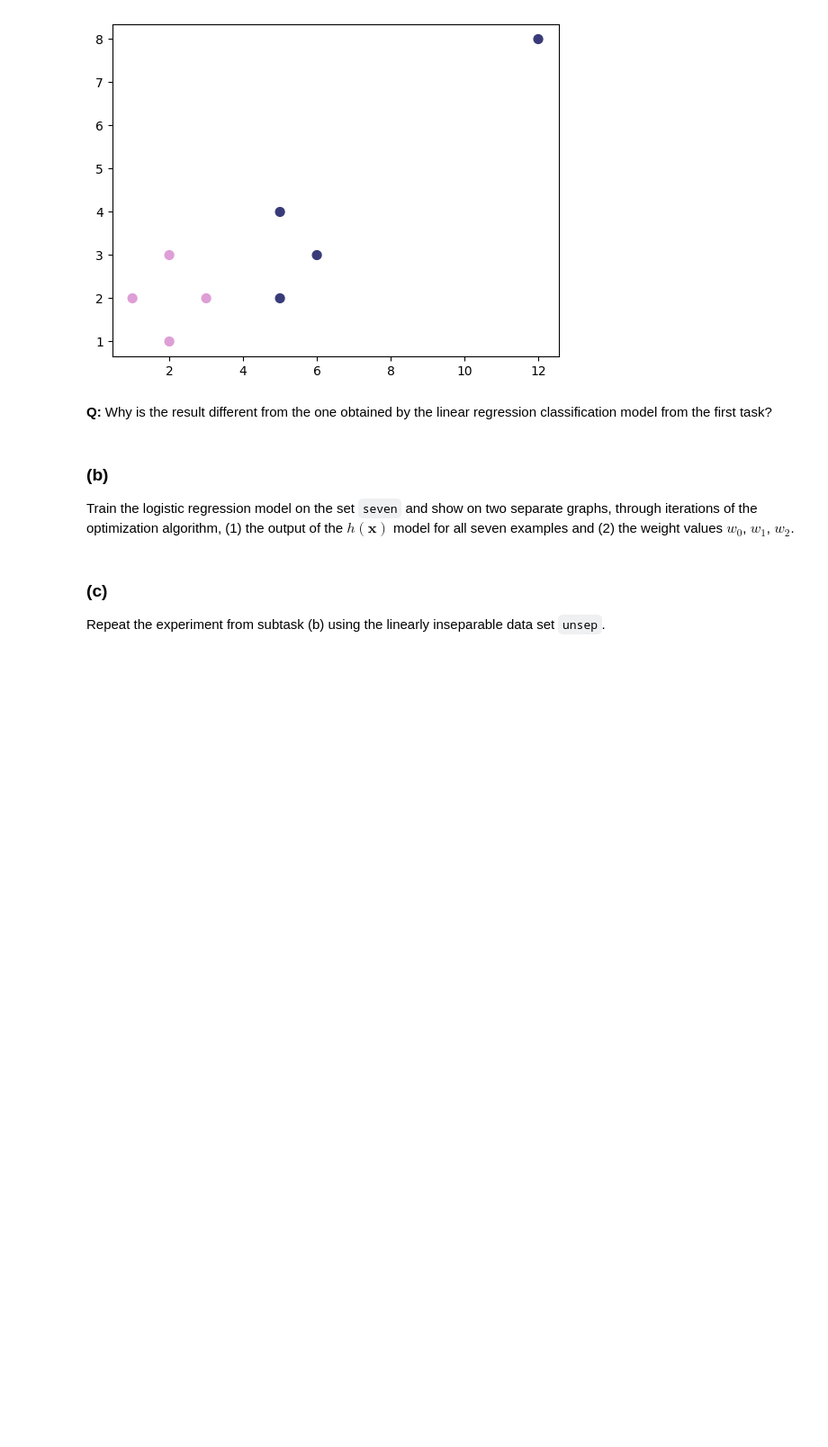
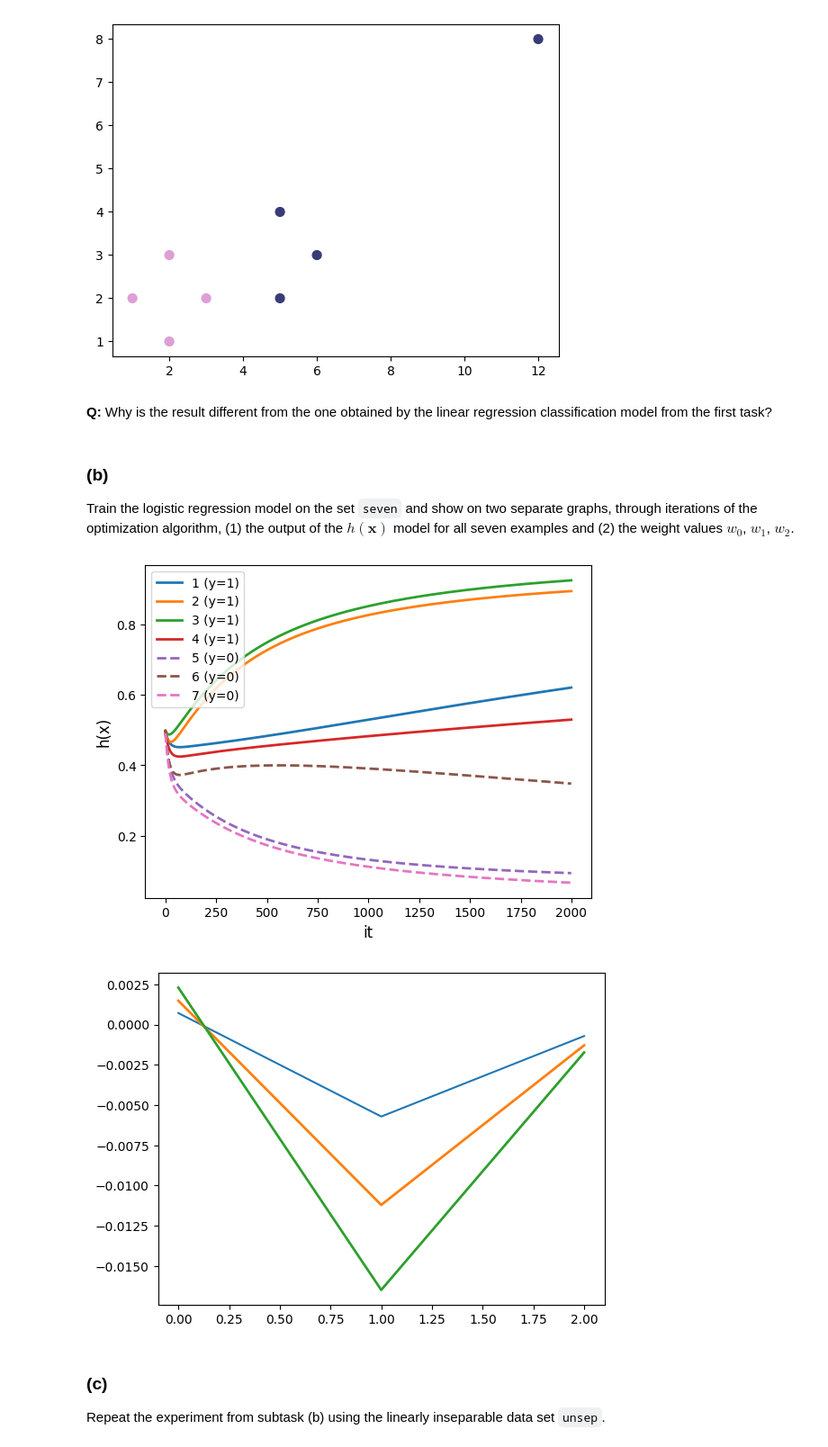
Before and after one commit to Emsamax/ML_croatia, a Jupyter notebook: ML1-2025-LAB2.ipynb, the cells around one changed output. Shown at 90% size. Drawn from its saved outputs; the diff is of its cells as text; code cells hidden in the pictures; blank space fills up the shorter version.

```diff
--- a/ML1-2025-LAB2.ipynb
+++ b/ML1-2025-LAB2.ipynb
@@ -411,3 +409,40 @@ Train the logistic regression model on the set `seven` and show on two separate
+# %%
+seven_X = np.array([[2,1], [2,3], [1,2], [3,2], [5,2], [5,4], [6,3]])
+seven_y = np.array([1, 1, 1, 1, 0, 0, 0])
+
+w_final, w_list = lr_train(seven_X, seven_y, max_iter=2000, eta=0.01, trace=True,epsilon=1e-8)
+#add bias
+X_bias = np.c_[np.ones(seven_X.shape[0]), seven_X]
+number_examples = seven_X.shape[0]
+
+hx = []
+for i, w in enumerate(w_list):
+    hx.append(sigmoid(X_bias @ w))
+
+for i in range(number_examples):
+    hx_examples = []
+    for j in range(len(hx)):
+        hx_examples.append(hx[j][i])
+    label = f"{i+1} (y={seven_y[i]})"
+    linestyle = '-' if seven_y[i] == 1 else '--'
+    plt.plot(hx_examples, label=label, linestyle=linestyle, linewidth=2)
+
+plt.xlabel("it", fontsize=12)
+plt.ylabel("h(x)", fontsize=12)
+plt.legend()
+plt.show()
+
+w0 = w_list[0]
+w1 = w_list[1]
+w2 = w_list[2]
+
+plt.plot(w0, label="w0=biais")
+plt.plot(w1, label="w1", linewidth=2)
+plt.plot(w2, label="w2", linewidth=2)
+plt.show()
+# %% [output]
+[figure, added]
+[figure, added]
 # %% [markdown]
 ### (c)
 
```
Also changed, not shown: parts of 8 cells of this notebook.
